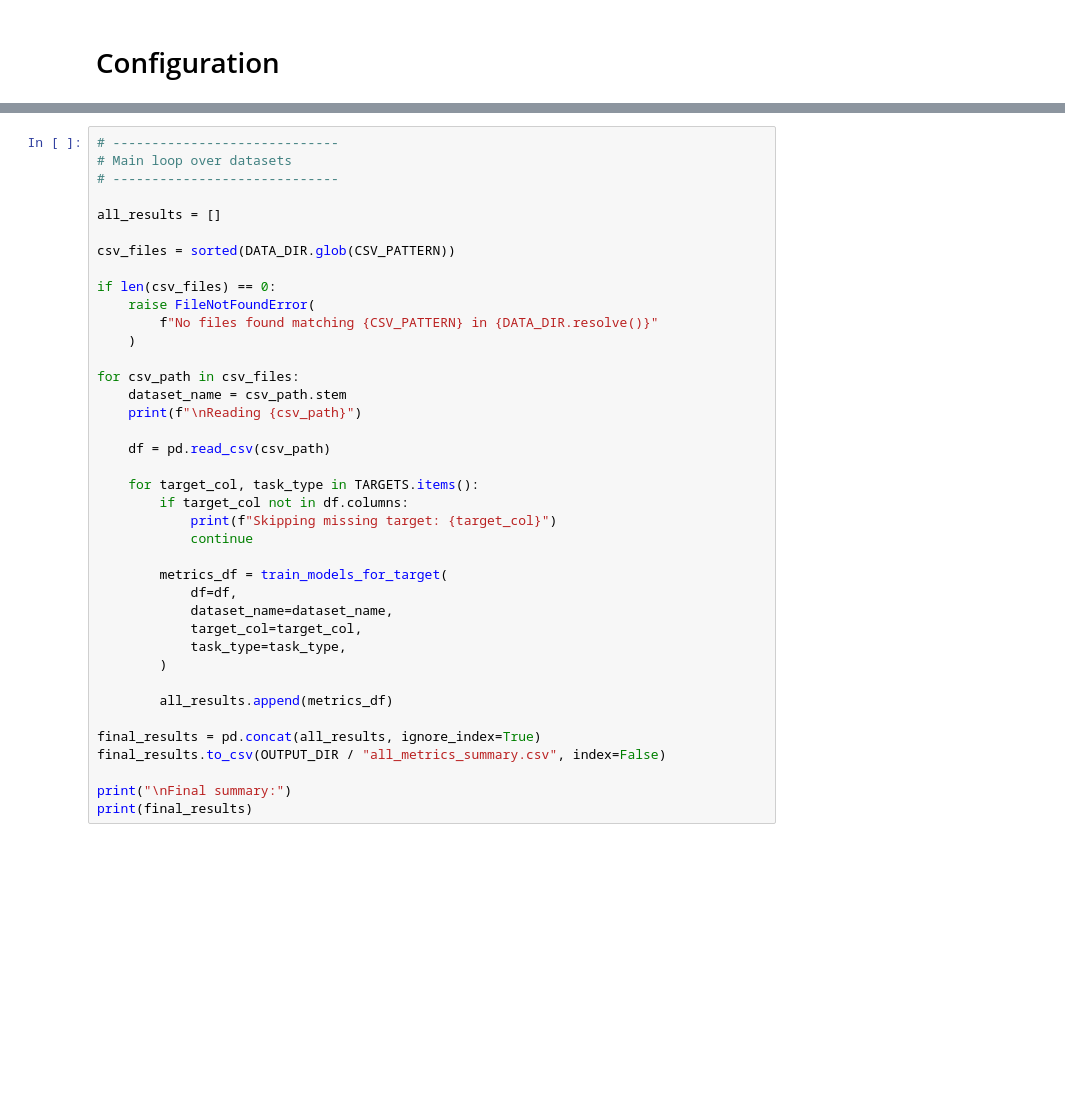
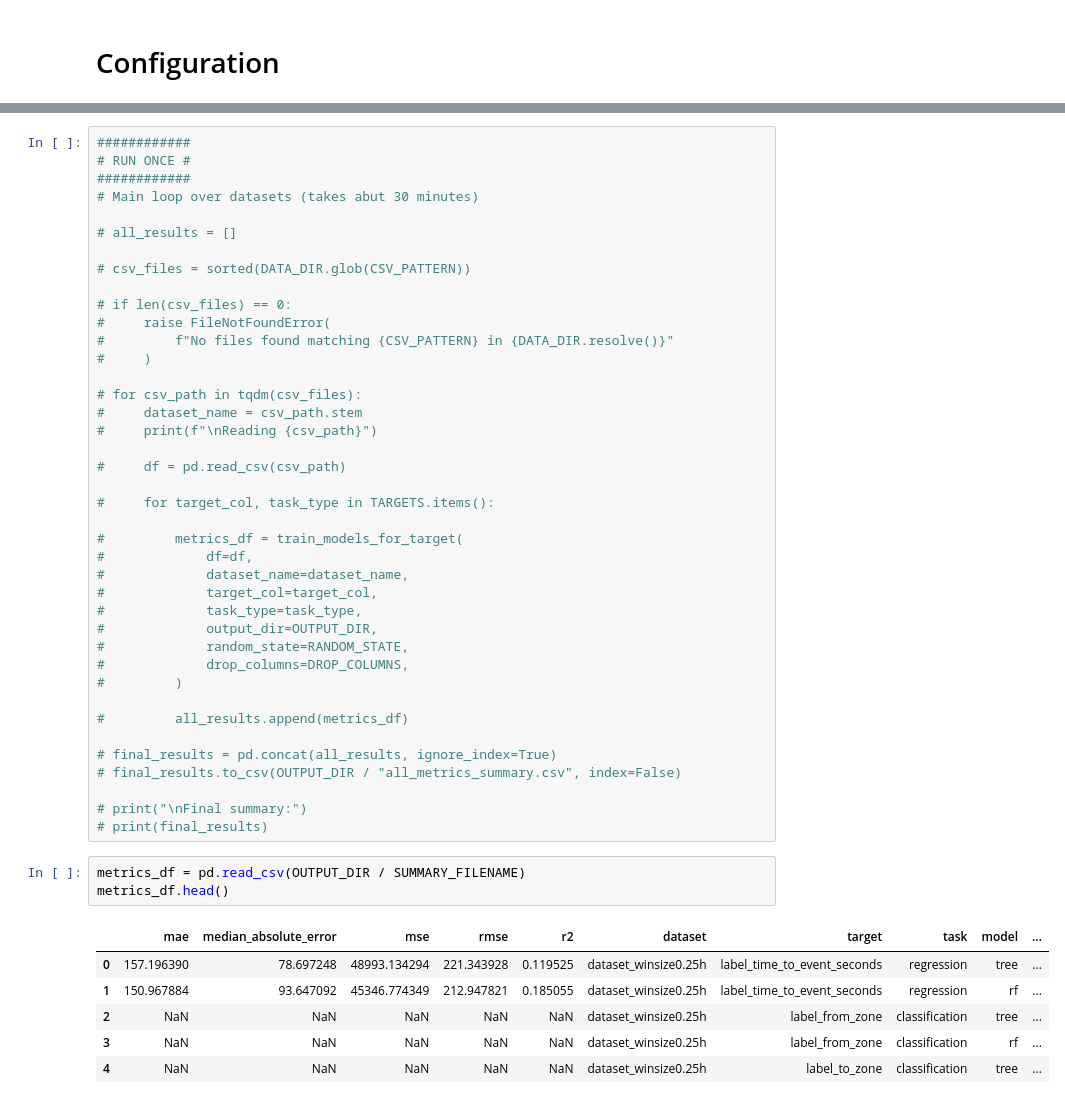
Before and after one commit to mohamad-hasan-sohan-ajini/predictive-maintenance, a Jupyter notebook: src/predictive_maintenance.ipynb, the cells around one changed output, grey strips where cells are left out. Saved outputs shown, nothing was run; the diff lists cells and outputs as text; blank space fills up the shorter version.

```diff
--- a/src/predictive_maintenance.ipynb
+++ b/src/predictive_maintenance.ipynb
@@ -31,39 +34,50 @@ DROP_COLUMNS = [
 # %%
-# -----------------------------
-# Main loop over datasets
-# -----------------------------
+############
+# RUN ONCE #
+############
+# Main loop over datasets (takes abut 30 minutes)
 
-all_results = []
+# all_results = []
 
-csv_files = sorted(DATA_DIR.glob(CSV_PATTERN))
+# csv_files = sorted(DATA_DIR.glob(CSV_PATTERN))
 
-if len(csv_files) == 0:
-    raise FileNotFoundError(
-        f"No files found matching {CSV_PATTERN} in {DATA_DIR.resolve()}"
-    )
+# if len(csv_files) == 0:
+#     raise FileNotFoundError(
+#         f"No files found matching {CSV_PATTERN} in {DATA_DIR.resolve()}"
+#     )
 
-for csv_path in csv_files:
-    dataset_name = csv_path.stem
-    print(f"\nReading {csv_path}")
+# for csv_path in tqdm(csv_files):
+#     dataset_name = csv_path.stem
+#     print(f"\nReading {csv_path}")
 
-    df = pd.read_csv(csv_path)
+#     df = pd.read_csv(csv_path)
 
-    for target_col, task_type in TARGETS.items():
-        if target_col not in df.columns:
-            print(f"Skipping missing target: {target_col}")
-            continue
+#     for target_col, task_type in TARGETS.items():
 
-        metrics_df = train_models_for_target(
-            df=df,
-            dataset_name=dataset_name,
-            target_col=target_col,
-            task_type=task_type,
-        )
+#         metrics_df = train_models_for_target(
+#             df=df,
+#             dataset_name=dataset_name,
+#             target_col=target_col,
+#             task_type=task_type,
+#             output_dir=OUTPUT_DIR,
+#             random_state=RANDOM_STATE,
+#             drop_columns=DROP_COLUMNS,
+#         )
 
-        all_results.append(metrics_df)
+#         all_results.append(metrics_df)
 
-final_results = pd.concat(all_results, ignore_index=True)
-final_results.to_csv(OUTPUT_DIR / "all_metrics_summary.csv", index=False)
+# final_results = pd.concat(all_results, ignore_index=True)
+# final_results.to_csv(OUTPUT_DIR / "all_metrics_summary.csv", index=False)
 
-print("\nFinal summary:")
-print(final_results)
+# print("\nFinal summary:")
+# print(final_results)
+# %%
+metrics_df = pd.read_csv(OUTPUT_DIR / SUMMARY_FILENAME)
+metrics_df.head()
+# %% [output]
+|  | mae | median_absolute_error | mse | rmse | r2 | dataset | target | task | model | ... |
+| 0 | 157.196390 | 78.697248 | 48993.134294 | 221.343928 | 0.119525 | dataset_winsize0.25h | label_time_to_event_seconds | regression | tree | ... |
+| 1 | 150.967884 | 93.647092 | 45346.774349 | 212.947821 | 0.185055 | dataset_winsize0.25h | label_time_to_event_seconds | regression | rf | ... |
+| 2 | NaN | NaN | NaN | NaN | NaN | dataset_winsize0.25h | label_from_zone | classification | tree | ... |
+| 3 | NaN | NaN | NaN | NaN | NaN | dataset_winsize0.25h | label_from_zone | classification | rf | ... |
+| 4 | NaN | NaN | NaN | NaN | NaN | dataset_winsize0.25h | label_to_zone | classification | tree | ... |
```
Also changed, not shown: parts of 4 cells of this notebook, 1 other file.
